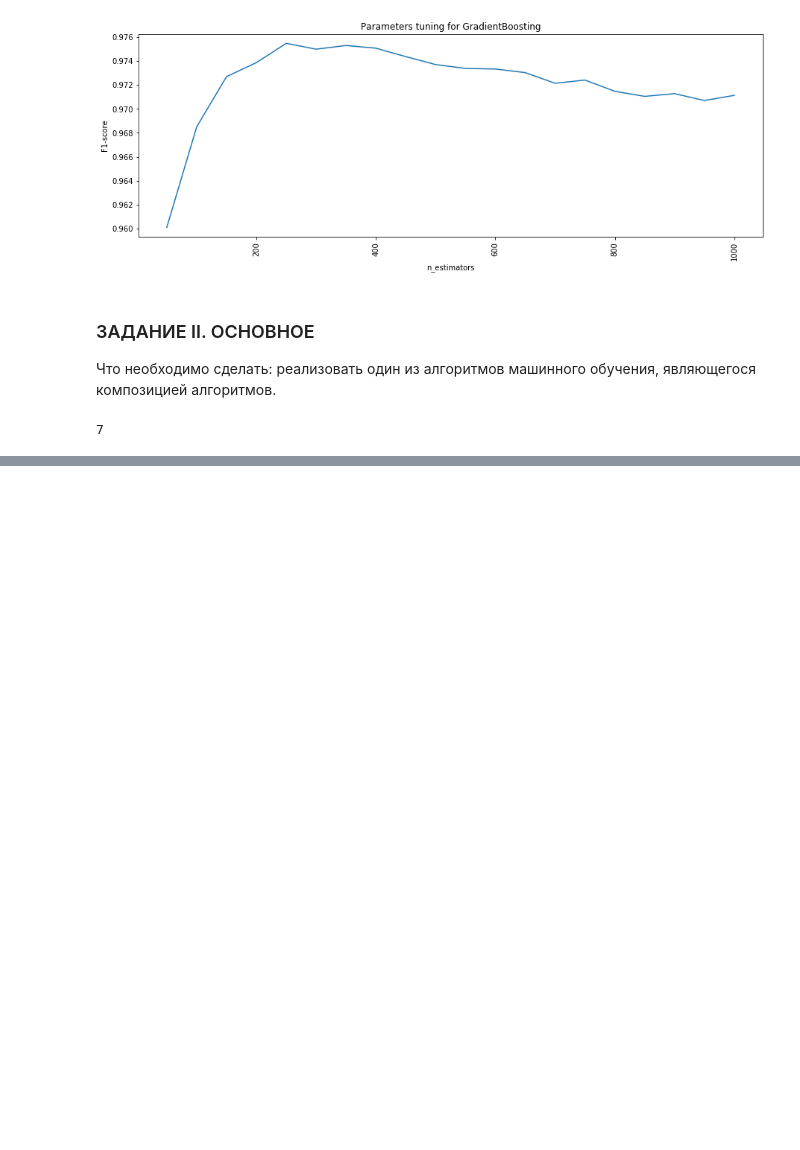
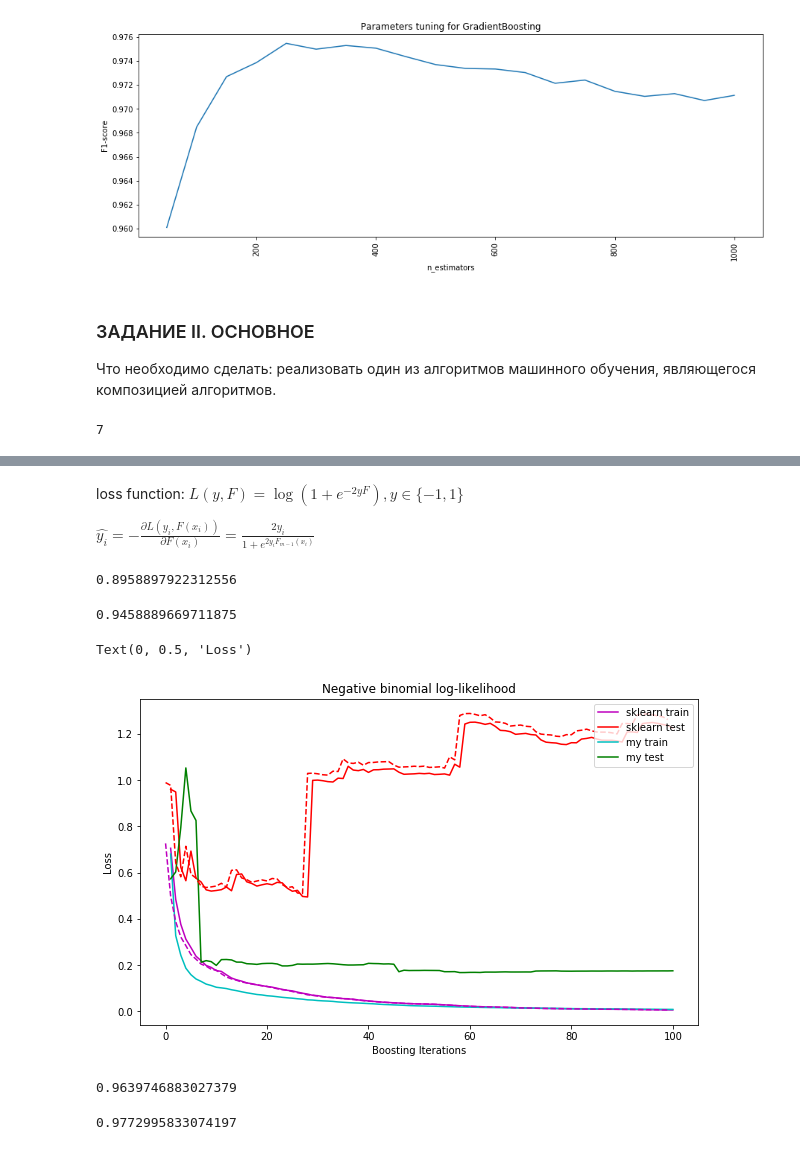
Before and after one commit to NastyBoget/sphere_3_semester, a Jupyter notebook: Unit 1/2. Ансамбли. Бустинг/homework2.ipynb, the cells around one changed output, grey strips where cells are left out. Drawn from its saved outputs; the diff is of its cells as text; code cells hidden in the pictures; blank space fills up the shorter version.

```diff
--- a/Unit 1/2. Ансамбли. Бустинг/homework2.ipynb
+++ b/Unit 1/2. Ансамбли. Бустинг/homework2.ipynb
@@ -169,0 +275,3 @@ ComputeMyTaskNumber('Bogatenkova_Anastasiya')
+# %%
+clf = DecisionTreeRegressor(max_depth=7)
+%time clf.fit(X_train, y_train)
@@ -169,0 +292,3 @@ ComputeMyTaskNumber('Bogatenkova_Anastasiya')
+# %%
+y_pred = clf.predict(X_test)
+mean_squared_error(y_test, y_pred)
@@ -169,0 +303,4 @@ ComputeMyTaskNumber('Bogatenkova_Anastasiya')
+# %% [markdown]
+loss function: $L(y, F) = \log(1 + e^{-2yF}), y \in \{-1, 1\} $
+
+$\hat{y_i}=-\frac{\partial{L(y_i, F(x_i))}}{\partial{F(x_i)}} = \frac{2y_i}{1+e^{2y_iF_{m-1}(x_i)}}$
@@ -169,0 +384,38 @@ ComputeMyTaskNumber('Bogatenkova_Anastasiya')
+# %%
+myclf = GradientBoosting(base_estimator=DecisionTree, n_estimators=100)
+myclf.fit(X_train, y_train)
+y_pred = myclf.predict(X_test)
+f1_score(y_test, y_pred)
+# %% [output]
+0.8958897922312556
+# %%
+from sklearn.ensemble import GradientBoostingClassifier
+
+clf = GradientBoostingClassifier(learning_rate=0.95, n_estimators=100, max_depth=3)
+clf.fit(X_train, y_train)
+y_pred = clf.predict(X_test)
+f1_score(y_test, y_pred)
+# %% [output]
+0.9458889669711875
+# %%
+base_test_score = np.zeros((100,), dtype=np.float64)
+for i, y_pred in enumerate(clf.staged_decision_function(X_test)):
+    base_test_score[i] = clf.loss_(y_test, y_pred)
+
+_, my_test_score = myclf.staged_predict(X_test, y_test)
+plt.figure(figsize=(10, 6))
+plt.title('Negative binomial log-likelihood')
+plt.plot(np.arange(100) + 1, clf.train_score_, 'm-', label='sklearn train')
+plt.plot(np.arange(100) + 1, base_test_score, 'r-', label='sklearn test')
+plt.plot(np.arange(100) + 1, myclf.train_score_, 'c-', label='my train')
+plt.plot(np.arange(100) + 1, my_test_score[:100], 'g-', label='my test')
+
+plt.plot([x * 1.03 for x in clf.train_score_], 'm-', linestyle='--')
+plt.plot([x * 1.03 for x in base_test_score], 'r-', linestyle='--')
+
+plt.legend(loc='upper right')
+plt.xlabel('Boosting Iterations')
+plt.ylabel('Loss')
+# %% [output]
+Text(0, 0.5, 'Loss')
+[figure, added]
@@ -169,0 +450,18 @@ ComputeMyTaskNumber('Bogatenkova_Anastasiya')
+# %%
+bagboo = BagBoo(10, 0.7)
+bagboo.fit(X_train, y_train)
+y_pred = bagboo.predict(X_test)
+f1_score(y_test, y_pred)
+# %% [output]
+0.9639746883027379
+# %%
+from sklearn.ensemble import BaggingClassifier
+
+bagboo_sklearn = BaggingClassifier(base_estimator=GradientBoostingClassifier(loss='deviance'),
+                n_estimators=10,
+                max_samples=0.7)
+bagboo_sklearn.fit(X_train, y_train)
+y_pred = bagboo_sklearn.predict(X_test)
+f1_score(y_test, y_pred)
+# %% [output]
+0.9772995833074197
```
Also changed, not shown: parts of 10 cells of this notebook, 1 other file.
